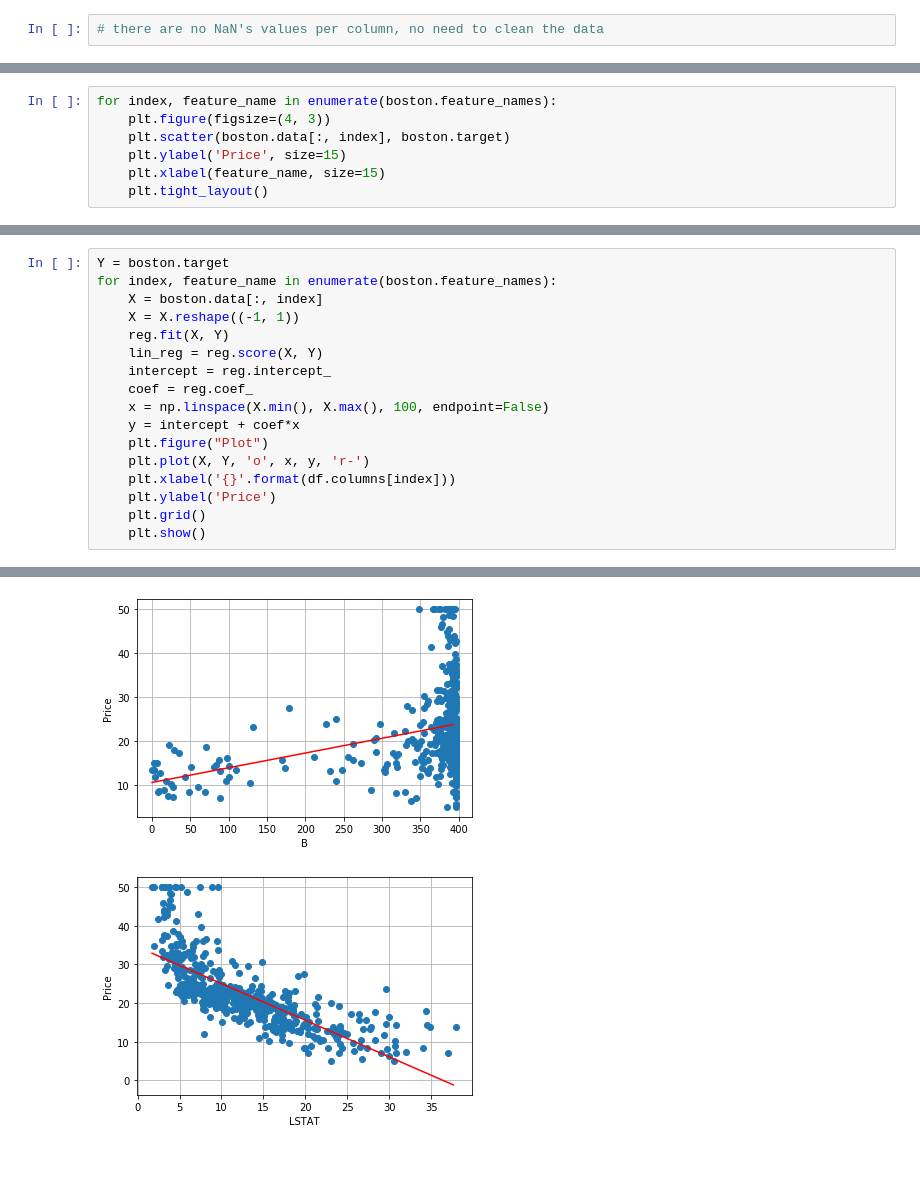
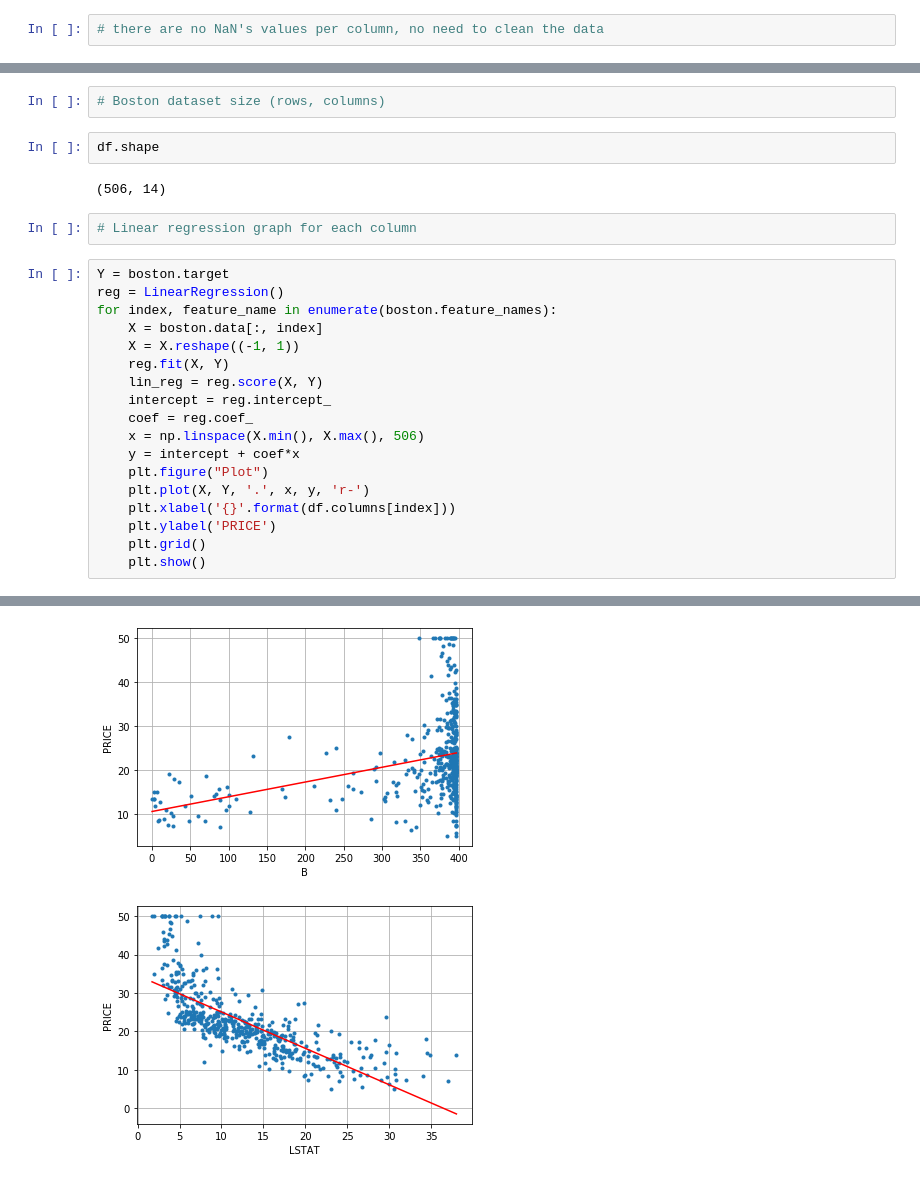
Before and after one commit to grzesiakm/PIE-Labs, a Jupyter notebook: e-lab1/boston.ipynb, the cells around one changed output, grey strips where cells are left out. Cells and saved outputs as stored; diff of their text form.

```diff
--- a/e-lab1/boston.ipynb
+++ b/e-lab1/boston.ipynb
@@ -52,7 +86,0 @@ hist = df.hist(column= ['AGE', 'LSTAT'], bins= 25)
-# %%
-for index, feature_name in enumerate(boston.feature_names):
-    plt.figure(figsize=(4, 3))
-    plt.scatter(boston.data[:, index], boston.target)
-    plt.ylabel('Price', size=15)
-    plt.xlabel(feature_name, size=15)
-    plt.tight_layout()
@@ -89,5 +87,14 @@ plt.tight_layout()
+# %%
+# Boston dataset size (rows, columns)
+# %%
+df.shape
+# %% [output]
+(506, 14)
+# %%
+# Linear regression graph for each column
 # %%
 Y = boston.target
+reg = LinearRegression()
 for index, feature_name in enumerate(boston.feature_names):
     X = boston.data[:, index]
     X = X.reshape((-1, 1))
@@ -95,12 +102,12 @@ for index, feature_name in enumerate(boston.feature_names):
     lin_reg = reg.score(X, Y)
     intercept = reg.intercept_
     coef = reg.coef_
-    x = np.linspace(X.min(), X.max(), 100, endpoint=False)
+    x = np.linspace(X.min(), X.max(), 506)
     y = intercept + coef*x
     plt.figure("Plot")
-    plt.plot(X, Y, 'o', x, y, 'r-')
+    plt.plot(X, Y, '.', x, y, 'r-')
     plt.xlabel('{}'.format(df.columns[index]))
-    plt.ylabel('Price')
+    plt.ylabel('PRICE')
     plt.grid()
     plt.show()
 # %% [output]
@@ -118,2 +125,2 @@ for index, feature_name in enumerate(boston.feature_names):
-[figure, old version]
+[figure, new version]
-[figure, old version]
+[figure, new version]
```
Also changed, not shown: parts of 14 cells of this notebook.
